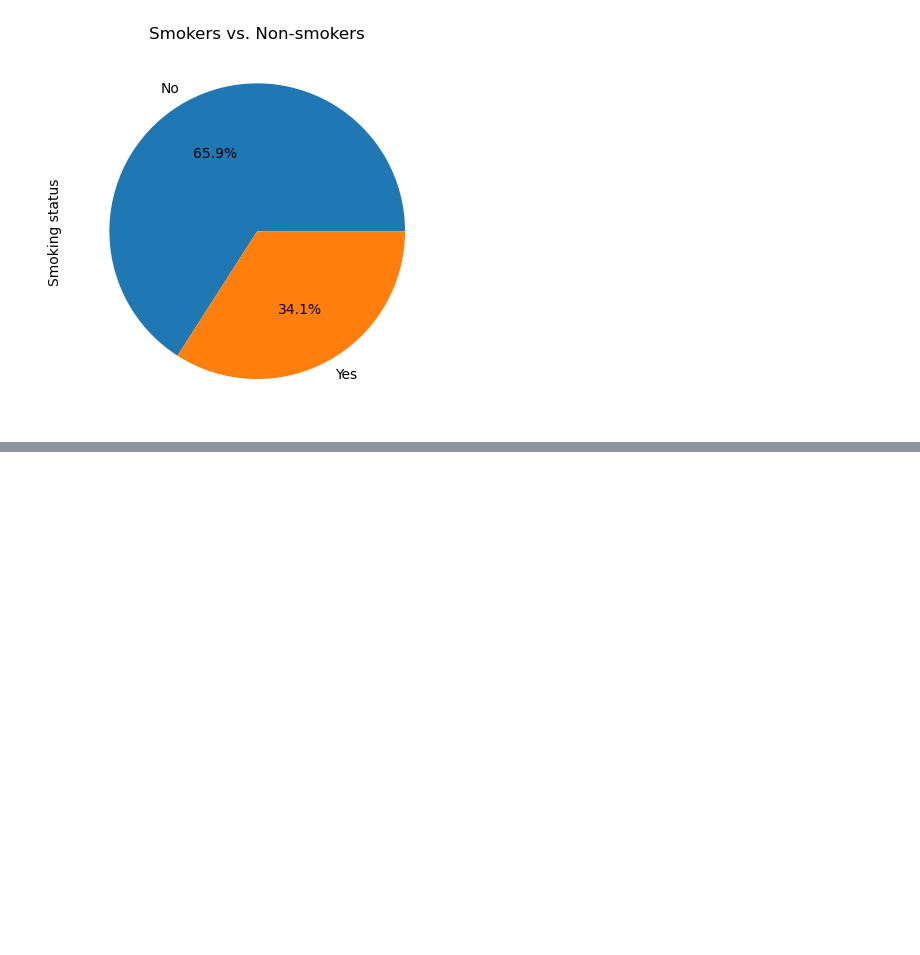
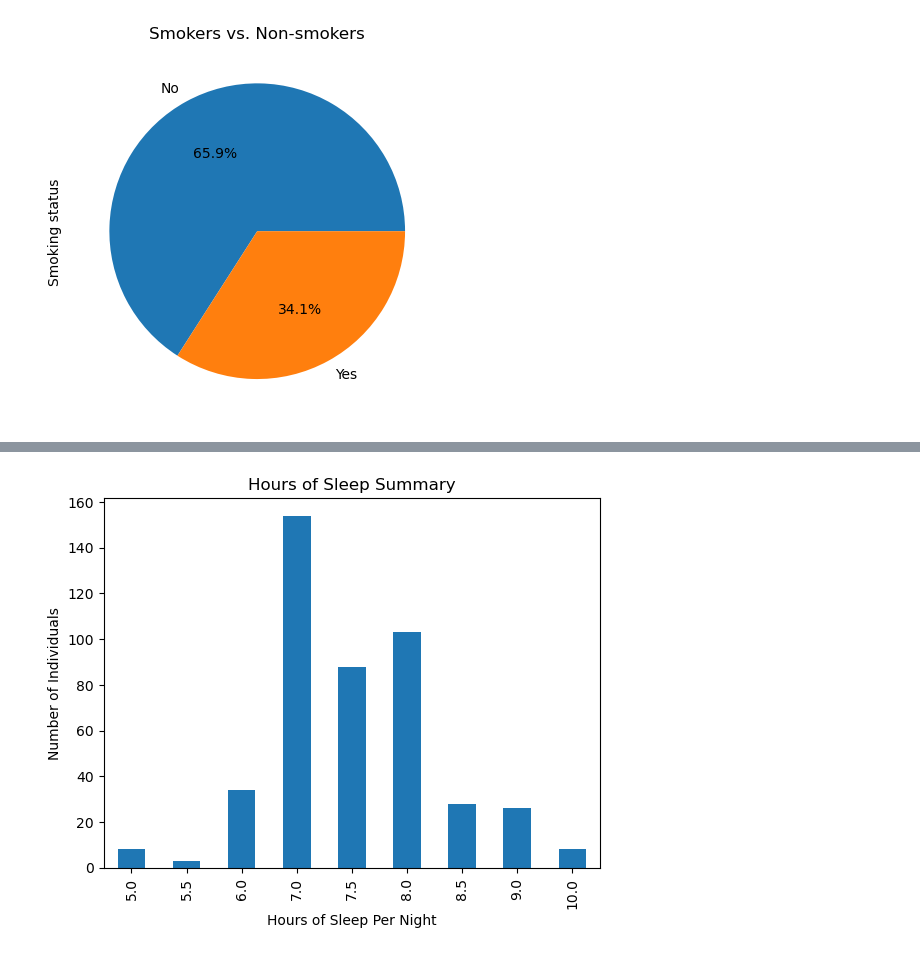
Before and after one commit to JenFreeze/Project_1, a Jupyter notebook: project1.ipynb, the cells around one changed output, grey strips where cells are left out. Cells and saved outputs as stored; diff of their text form; code cells hidden in the pictures; blank space fills up the shorter version.

Commit message:
add_additional_charts

```diff
--- a/project1.ipynb
+++ b/project1.ipynb
@@ -72,0 +105,13 @@ plt.show()
+# %%
+# Summary Findings - Bar Chart
+# Hours of Sleep
+hours_count = sleep_df["Sleep duration"].value_counts().sort_index(ascending=True)
+awakenings_count_df = pd.DataFrame({"Sleep Duration": hours_count})
+awakenings_count_df.plot(kind="bar",
+                         xlabel="Hours of Sleep Per Night",
+                         ylabel="Number of Individuals",
+                         title="Hours of Sleep Summary",
+                         legend=False)
+plt.show()
+# %% [output]
+[figure, added]
```
Also changed, not shown: parts of 37 cells of this notebook.
